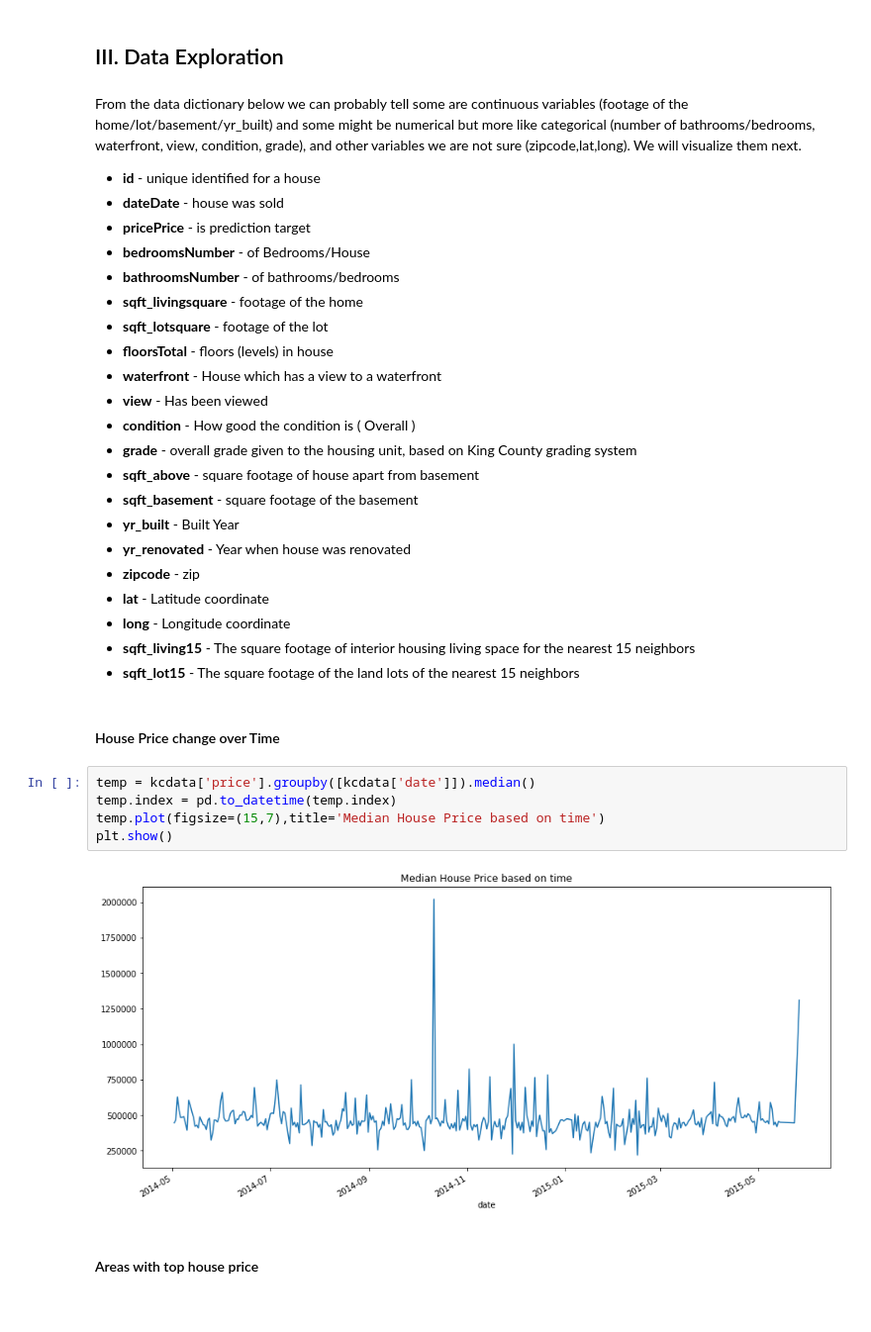
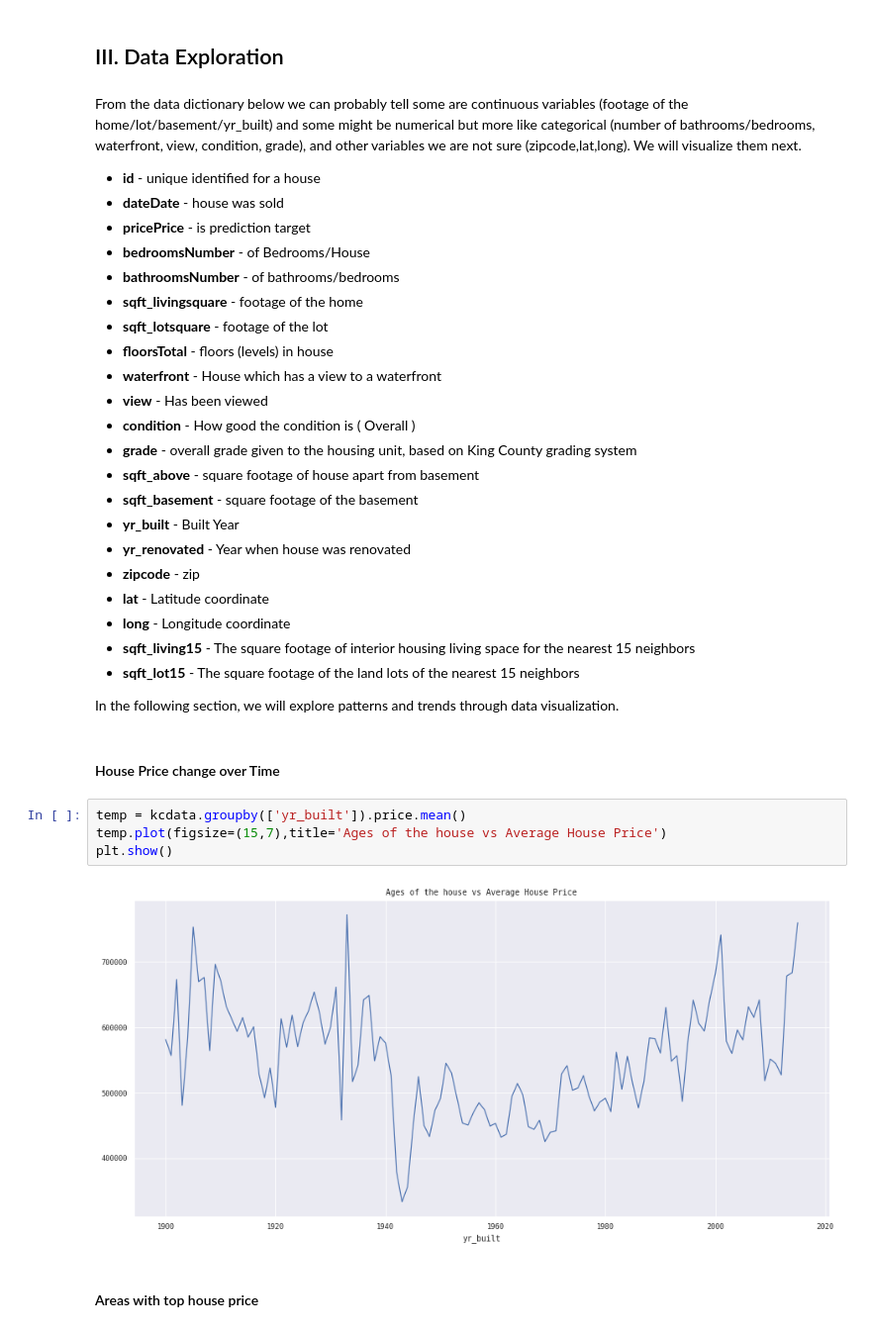
Before and after one commit to bonniema/housepriceprediction-multipleregression, a Jupyter notebook: project-exploration.ipynb, the cells around one changed output. Shown at 99% size. Drawn from its saved outputs; the diff is of its cells as text.

Commit message:
edits based on feedback

```diff
--- a/project-exploration.ipynb
+++ b/project-exploration.ipynb
@@ -234,15 +255,16 @@ From the data dictionary below we can probably tell some are continuous variable
 * **long** - Longitude coordinate
 * **sqft_living15** - The square footage of interior housing living space for the nearest 15 neighbors
 * **sqft_lot15** - The square footage of the land lots of the nearest 15 neighbors
+
+In the following section, we will explore patterns and trends through data visualization.
 # %% [markdown]
 #### House Price change over Time
 # %%
-temp = kcdata['price'].groupby([kcdata['date']]).median()
-temp.index = pd.to_datetime(temp.index)
-temp.plot(figsize=(15,7),title='Median House Price based on time')
+temp = kcdata.groupby(['yr_built']).price.mean()
+temp.plot(figsize=(15,7),title='Ages of the house vs Average House Price')
 plt.show()
 # %% [output]
-[figure, old version]
+[figure, new version]
 # %% [markdown]
 #### Areas with top house price
 # %%
```
Also changed, not shown: parts of 50 cells of this notebook, 2 other files.
